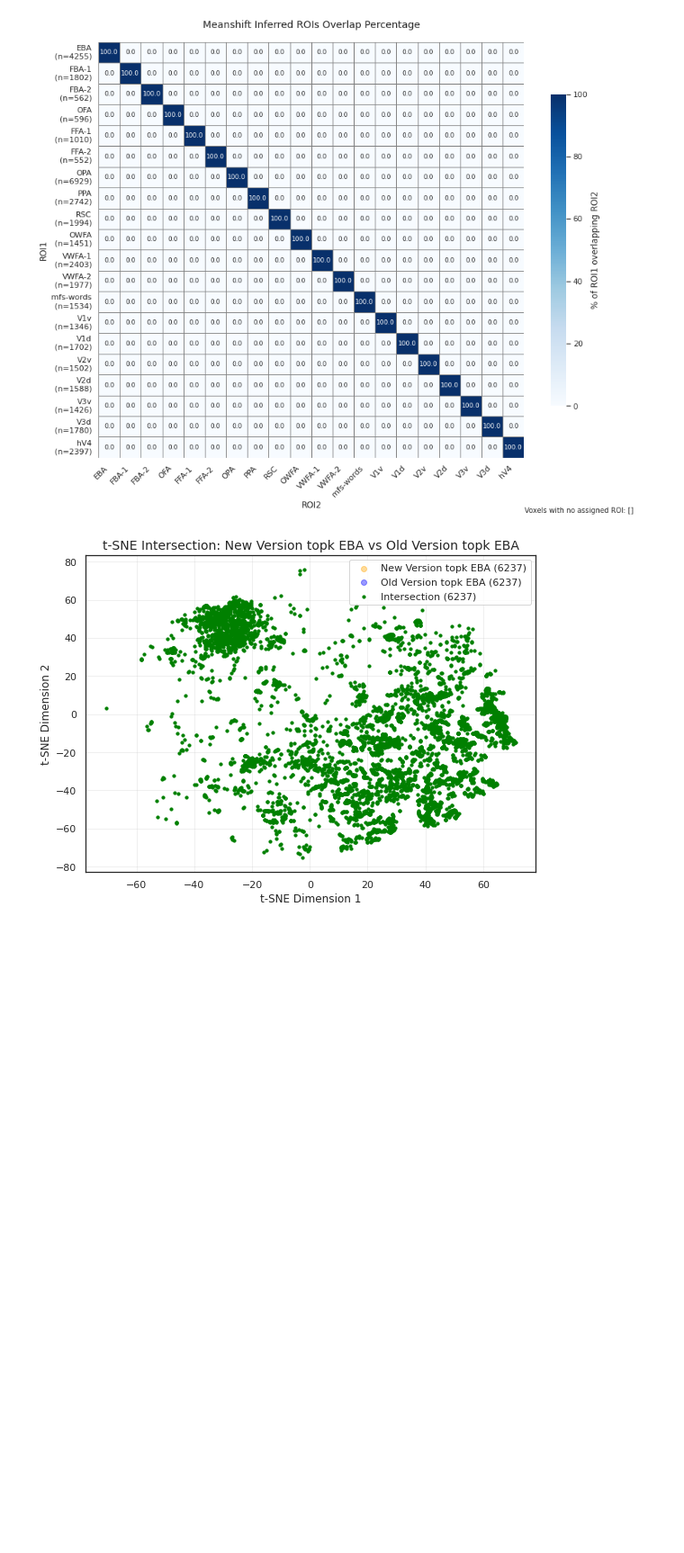
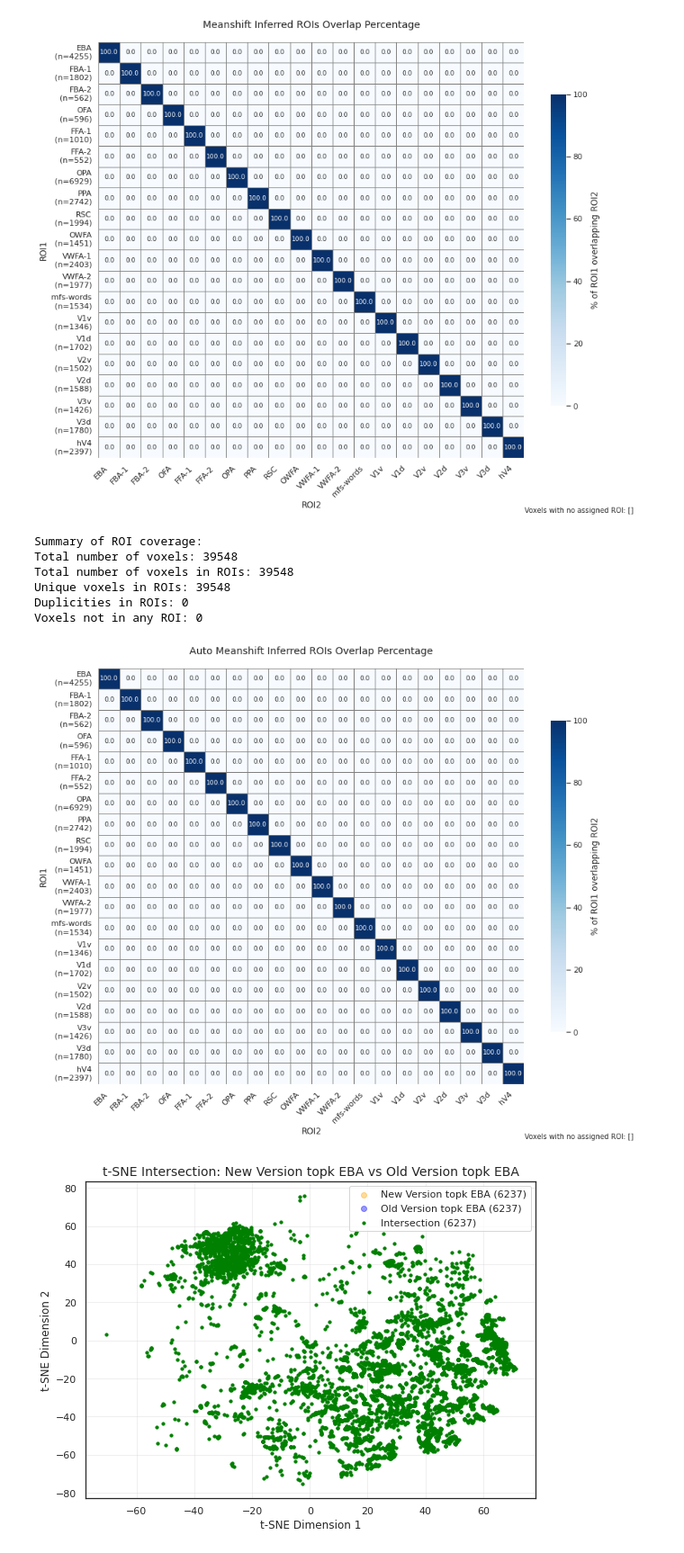
Before and after one commit to matanyaw9/3rd_rotation, a Jupyter notebook: voxel_embeddings_ROIs/test_roi_automation.ipynb, the cells around one changed output. Shown at 90% size. Saved outputs shown, nothing was run; the diff lists cells and outputs as text; code cells hidden in the pictures; blank space fills up the shorter version.

```diff
--- a/voxel_embeddings_ROIs/test_roi_automation.ipynb
+++ b/voxel_embeddings_ROIs/test_roi_automation.ipynb
@@ -602,6 +569,24 @@ Unique voxels in ROIs: 39548
 Duplicities in ROIs: 0
 Voxels not in any ROI: 0
 [figure]
+# %%
+meanshift_config = ROI_actions.RoiInferConfig(voxel_embeddings=voxel_embeddings,
+                                              predefined_ROI_indices_dict=predefined_ROI_indices,
+                                                center_method='meanshift',
+                                                metric='euclidean',
+                                                discrimination_method='nearest_center')
+inferred_by_meanshift_auto = meanshift_config.infer_roi_dict()
+roiless_indices_auto = summary_roi_coverage(inferred_by_meanshift_auto, sub_indices)
+plot_ROI_overlap_heatmap_percentage(inferred_by_meanshift_auto, 'Auto Meanshift Inferred ROIs Overlap Percentage',
+                                    ROIless_indices_amount=roiless_indices_auto)
+# %% [output]
+Summary of ROI coverage:
+Total number of voxels: 39548
+Total number of voxels in ROIs: 39548
+Unique voxels in ROIs: 39548
+Duplicities in ROIs: 0
+Voxels not in any ROI: 0
+[figure, added]
 # %%
 for ROI in ROI_names:
     plot_roi_intersection_tsne(inferred_topk_roi_indices_auto[ROI], f'New Version topk {ROI}', inferred_topk_roi_indices[ROI], f'Old Version topk {ROI}', voxel_embeddings_tsne)
```
Also changed, not shown: parts of 8 cells of this notebook, 4 other files.
